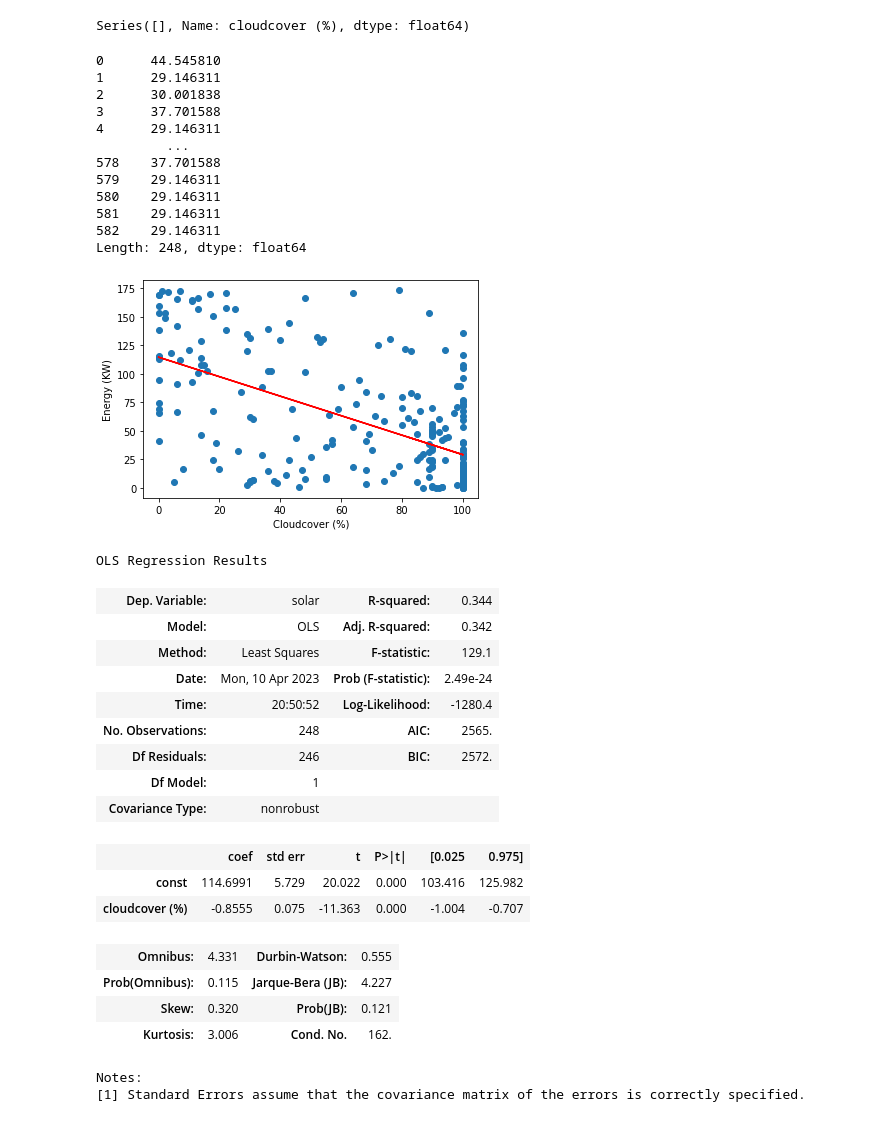
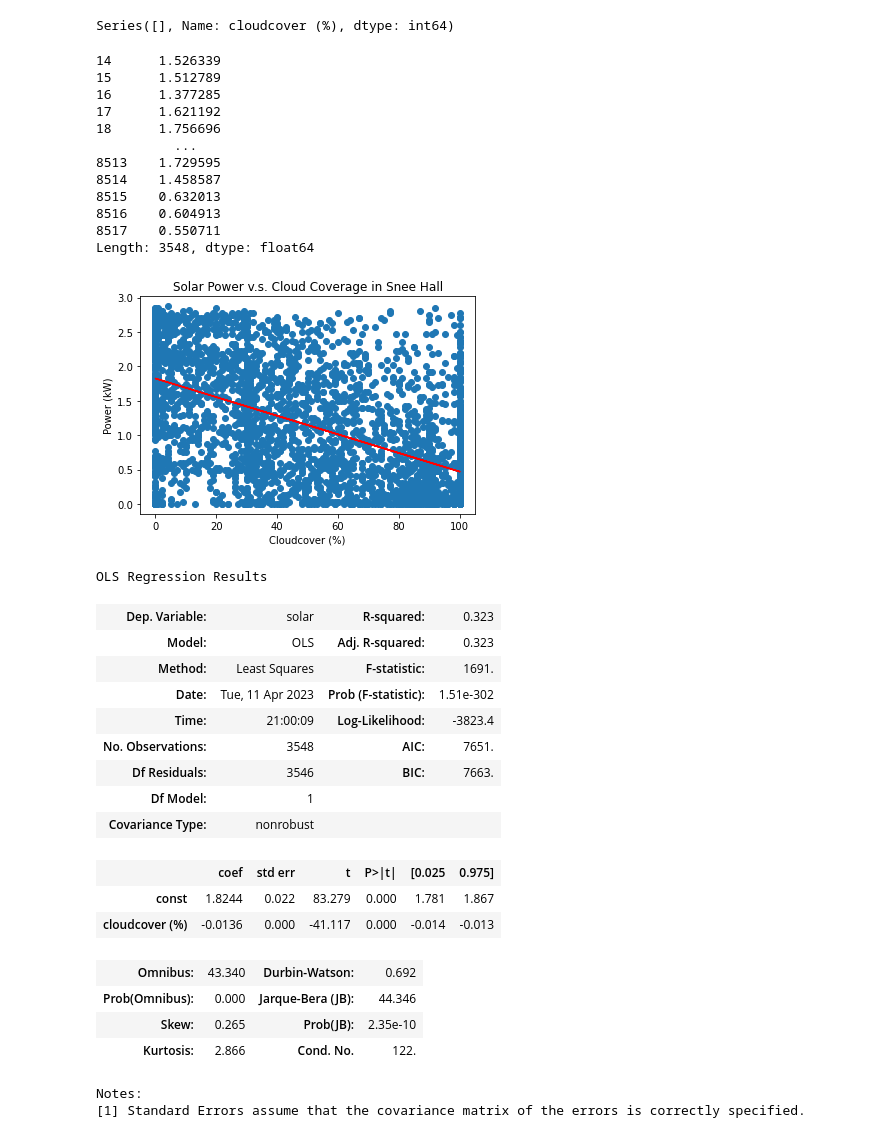
Before and after one commit to thereidfleish/ORIE-3120-Final-Project, a Jupyter notebook: Reid - Solar/solar.ipynb, the cells around one changed output. Drawn from its saved outputs; the diff is of its cells as text; code cells hidden in the pictures.

Commit message:
add snee and heatmap

```diff
--- a/Reid - Solar/solar.ipynb
+++ b/Reid - Solar/solar.ipynb
@@ -8,6 +9,6 @@ import statsmodels.api as sm
 # %%
-# raw = pd.read_csv("ganedago_noagg.csv")
-raw = pd.read_csv("ganedago_hourlyagg.csv")
+# raw = pd.read_csv("ganedago_hourlyagg.csv")
+raw = pd.read_csv("snee_hourlyagg.csv")
 raw
 # %% [output]
 |  | name | slottime_GMT | slottype | slotavg | pointTitle |
@@ -26,4 +27,4 @@ raw
 # %%
-weather = pd.read_csv("ganedago_weather.csv")
+weather = pd.read_csv("ithaca_weather.csv")
 weather
 # %% [output]
@@ -60,13 +61,23 @@ weather
 # %%
-grid = raw[["slottime_GMT", "slotavg"]][raw["pointTitle"] == "Building Electric"]
+grid = raw[["slottime_GMT", "slotavg"]][raw["pointTitle"] == "Electric"]
 grid.columns = ["time", "grid"]
 grid = grid.set_index("time")
 display(grid)
 
-solar = raw[["slottime_GMT", "slotavg"]][raw["pointTitle"] == "Solar Generation meter"]
+solar = raw[["slottime_GMT", "slotavg"]][raw["pointTitle"] == "Photovoltaic Power Production"]
 solar.columns = ["time", "solar"]
 solar = solar.set_index("time")
 display(solar)
+
+# grid = raw[["slottime_GMT", "slotavg"]][raw["pointTitle"] == "Building Electric"]
+# grid.columns = ["time", "grid"]
+# grid = grid.set_index("time")
+# display(grid)
+
+# solar = raw[["slottime_GMT", "slotavg"]][raw["pointTitle"] == "Solar Generation meter"]
+# solar.columns = ["time", "solar"]
+# solar = solar.set_index("time")
+# display(solar)
 # %% [output]
 |  | grid |
 | time |  |
@@ -171,57 +196,58 @@ plt.legend(["Grid", "Solar"])
 # %%
 daylight = df[(df["hour"] > 7) & (df["hour"] < 18)]
 
 X = daylight["cloudcover (%)"]
 Y = daylight["solar"]
 
 # plt.scatter(X, Y)
 
 display(X[X.isna()])
 
 X = sm.add_constant(X)
 model_q1 = sm.OLS(Y, X).fit()
 predictions = model_q1.predict(X)
 print(predictions)
 
 plt.scatter(X["cloudcover (%)"], Y)
 plt.plot(X["cloudcover (%)"], predictions, c="red")
+plt.title("Solar Power v.s. Cloud Coverage in Snee Hall")
 plt.xlabel("Cloudcover (%)")
-plt.ylabel("Energy (KW)")
+plt.ylabel("Power (kW)")
 plt.show()
 
 model_q1.summary()
 # %% [output]
-Series([], Name: cloudcover (%), dtype: float64)
+Series([], Name: cloudcover (%), dtype: int64)
-0      44.545810
-1      29.146311
-2      30.001838
-3      37.701588
-4      29.146311
-         ...
-578    37.701588
-579    29.146311
-580    29.146311
-581    29.146311
-582    29.146311
-Length: 248, dtype: float64
+14      1.526339
+15      1.512789
+16      1.377285
+17      1.621192
+18      1.756696
+          ...
+8513    1.729595
+8514    1.458587
+8515    0.632013
+8516    0.604913
+8517    0.550711
+Length: 3548, dtype: float64
-[figure, old version]
+[figure, new version]
 OLS Regression Results
-| Dep. Variable: | solar | R-squared: | 0.344 |
-| Model: | OLS | Adj. R-squared: | 0.342 |
-| Method: | Least Squares | F-statistic: | 129.1 |
-| Date: | Mon, 10 Apr 2023 | Prob (F-statistic): | 2.49e-24 |
-| Time: | 20:50:52 | Log-Likelihood: | -1280.4 |
-| No. Observations: | 248 | AIC: | 2565. |
-| Df Residuals: | 246 | BIC: | 2572. |
+| Dep. Variable: | solar | R-squared: | 0.323 |
+| Model: | OLS | Adj. R-squared: | 0.323 |
+| Method: | Least Squares | F-statistic: | 1691. |
+| Date: | Tue, 11 Apr 2023 | Prob (F-statistic): | 1.51e-302 |
+| Time: | 21:00:09 | Log-Likelihood: | -3823.4 |
+| No. Observations: | 3548 | AIC: | 7651. |
+| Df Residuals: | 3546 | BIC: | 7663. |
 | Df Model: | 1 |  |  |
 | Covariance Type: | nonrobust |  |  |
 |  | coef | std err | t | P>|t| | [0.025 | 0.975] |
-| const | 114.6991 | 5.729 | 20.022 | 0.000 | 103.416 | 125.982 |
-| cloudcover (%) | -0.8555 | 0.075 | -11.363 | 0.000 | -1.004 | -0.707 |
+| const | 1.8244 | 0.022 | 83.279 | 0.000 | 1.781 | 1.867 |
+| cloudcover (%) | -0.0136 | 0.000 | -41.117 | 0.000 | -0.014 | -0.013 |
-| Omnibus: | 4.331 | Durbin-Watson: | 0.555 |
-| Prob(Omnibus): | 0.115 | Jarque-Bera (JB): | 4.227 |
-| Skew: | 0.320 | Prob(JB): | 0.121 |
-| Kurtosis: | 3.006 | Cond. No. | 162. |
+| Omnibus: | 43.340 | Durbin-Watson: | 0.692 |
+| Prob(Omnibus): | 0.000 | Jarque-Bera (JB): | 44.346 |
+| Skew: | 0.265 | Prob(JB): | 2.35e-10 |
+| Kurtosis: | 2.866 | Cond. No. | 122. |
 Notes:
 [1] Standard Errors assume that the covariance matrix of the errors is correctly specified.
 # %%
```
Also changed, not shown: parts of 14 cells of this notebook, 2 other files.
